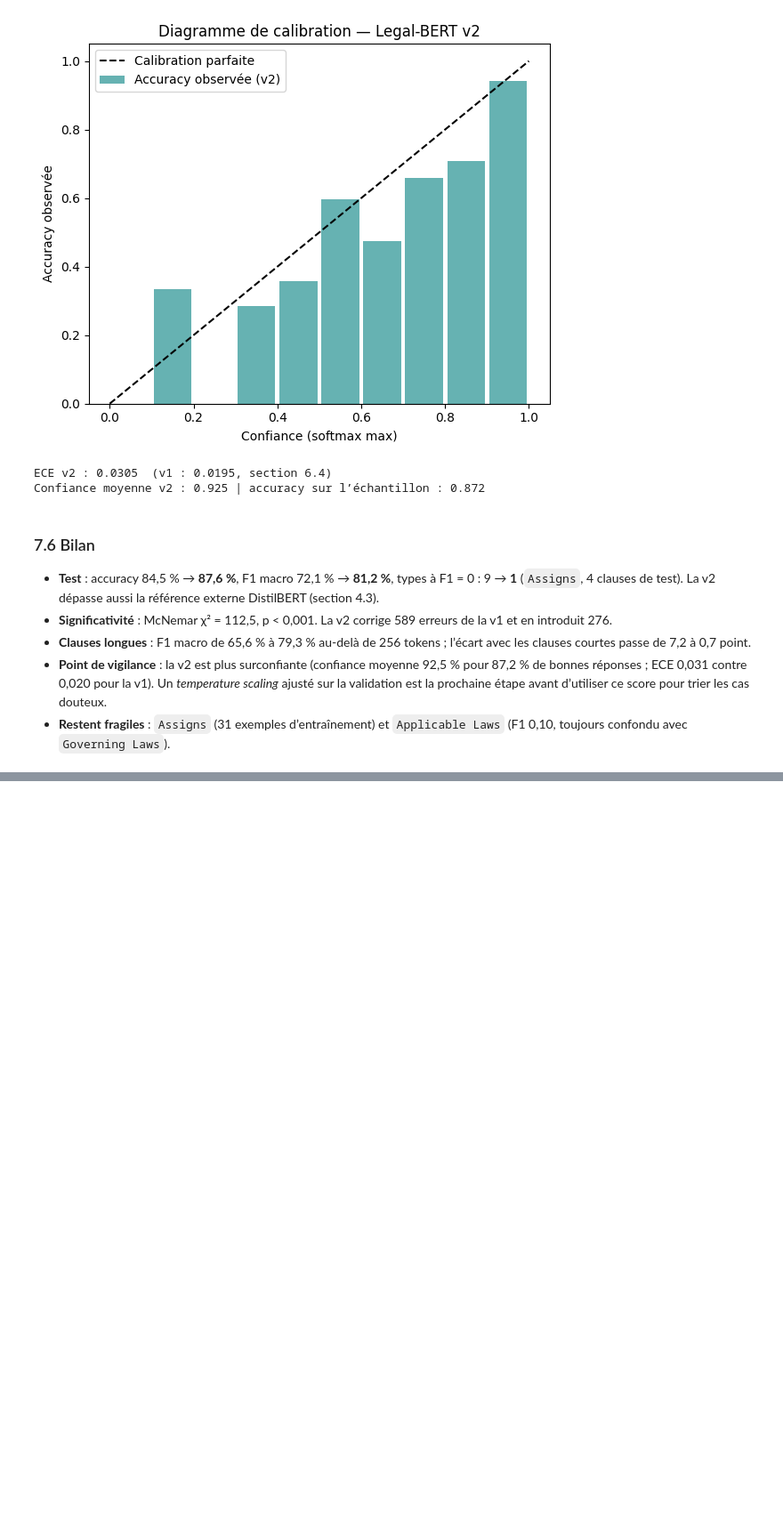
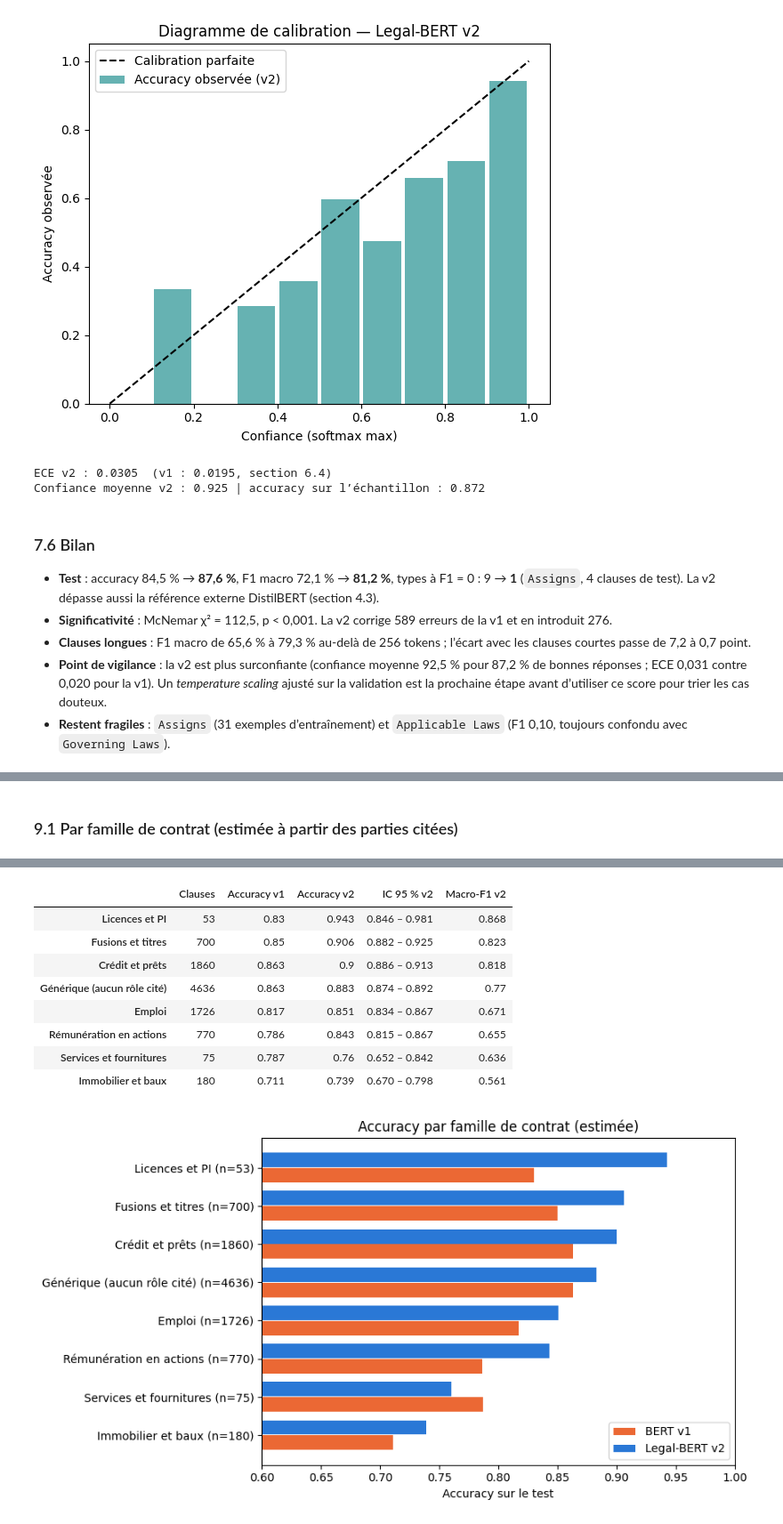
Before and after one commit to Charles-Scannavino/Projet_Deep_Learning, a Jupyter notebook: notebooks/Projet_DL_NLP.ipynb, the cells around one changed output, grey strips where cells are left out. Shown at 89% size. Drawn from its saved outputs; the diff is of its cells as text; code cells hidden in the pictures; blank space fills up the shorter version.

Commit message:
Documentation a jour, demonstration, robustesse par famille de contrat et controle des doublons (sections 8-9)

```diff
--- a/notebooks/Projet_DL_NLP.ipynb
+++ b/notebooks/Projet_DL_NLP.ipynb
@@ -900,0 +991,64 @@ Confiance moyenne v2 : 0.925 | accuracy sur l’échantillon : 0.872
+# %% [markdown]
+### 9.1 Par famille de contrat (estimée à partir des parties citées)
+# %%
+import re
+import numpy as np, pandas as pd, matplotlib.pyplot as plt
+from datasets import load_dataset
+from sklearn.metrics import accuracy_score, f1_score
+
+test_texts = list(load_dataset("coastalcph/lex_glue", "ledgar")["test"]["text"])
+y_true = np.load("test_labels.npy")
+y_v1, y_v2 = np.load("test_preds.npy"), np.load("test_preds_v2.npy")
+
+FAMILLES = [  # (famille, rôles qui la signalent) ; l’ordre fixe la priorité
+    ("Crédit et prêts", r"\b(borrowers?|lenders?|administrative agent|collateral agent|loan parties|credit agreement)\b"),
+    ("Emploi", r"\b(executive|employee|employment|employer)\b"),
+    ("Rémunération en actions", r"\b(participant|award|grantee|optionee|restricted stock|performance shares)\b"),
+    ("Immobilier et baux", r"\b(tenant|landlord|lessee|lessor|premises)\b"),
+    ("Licences et PI", r"\b(licensee|licensor|intellectual property)\b"),
+    ("Fusions et titres", r"\b(merger|purchaser|seller|buyer|stockholders?|shareholders?|underwriters?)\b"),
+    ("Services et fournitures", r"\b(supplier|customer|vendor|contractor|consultant|distributor)\b"),
+]
+GENERIQUE = "Générique (aucun rôle cité)"
+famille = np.array([GENERIQUE] * len(test_texts), dtype=object)
+for nom, motif in reversed(FAMILLES):          # la première famille de la liste l’emporte
+    rx = re.compile(motif, re.I)
+    for i, t in enumerate(test_texts):
+        if rx.search(t):
+            famille[i] = nom
+
+
+def wilson(k, n, z=1.96):
+    p, d = k / n, 1 + z * z / n
+    centre = (p + z * z / (2 * n)) / d
+    demi = z * np.sqrt(p * (1 - p) / n + z * z / (4 * n * n)) / d
+    return centre - demi, centre + demi
+
+
+def resume(mask):
+    n = int(mask.sum())
+    bas, haut = wilson(int((y_v2[mask] == y_true[mask]).sum()), n)
+    return {"Clauses": n,
+            "Accuracy v1": round(accuracy_score(y_true[mask], y_v1[mask]), 3),
+            "Accuracy v2": round(accuracy_score(y_true[mask], y_v2[mask]), 3),
+            "IC 95 % v2": f"{bas:.3f} – {haut:.3f}",
+            "Macro-F1 v2": round(f1_score(y_true[mask], y_v2[mask], average="macro", zero_division=0), 3)}
+
+
+familles = pd.DataFrame({nom: resume(famille == nom) for nom, _ in FAMILLES + [(GENERIQUE, None)]}).T
+familles = familles.sort_values("Accuracy v2", ascending=False)
+display(familles)
+
+fig, ax = plt.subplots(figsize=(9, 5))
+pos = np.arange(len(familles))
+ax.barh(pos + 0.2, familles["Accuracy v1"].astype(float), height=0.38, color="#eb6834", label="BERT v1")
+ax.barh(pos - 0.2, familles["Accuracy v2"].astype(float), height=0.38, color="#2a78d6", label="Legal-BERT v2")
+ax.set_yticks(pos, [f"{nom} (n={n})" for nom, n in zip(familles.index, familles["Clauses"])])
+ax.invert_yaxis()
+ax.set_xlim(0.6, 1.0)
+ax.set_xlabel("Accuracy sur le test")
+ax.set_title("Accuracy par famille de contrat (estimée)")
+ax.legend(loc="lower right")
+plt.tight_layout()
+plt.show()
+# %% [output]
@@ -900,0 +1056,10 @@ Confiance moyenne v2 : 0.925 | accuracy sur l’échantillon : 0.872
+|  | Clauses | Accuracy v1 | Accuracy v2 | IC 95 % v2 | Macro-F1 v2 |
+| Licences et PI | 53 | 0.83 | 0.943 | 0.846 – 0.981 | 0.868 |
+| Fusions et titres | 700 | 0.85 | 0.906 | 0.882 – 0.925 | 0.823 |
+| Crédit et prêts | 1860 | 0.863 | 0.9 | 0.886 – 0.913 | 0.818 |
+| Générique (aucun rôle cité) | 4636 | 0.863 | 0.883 | 0.874 – 0.892 | 0.77 |
+| Emploi | 1726 | 0.817 | 0.851 | 0.834 – 0.867 | 0.671 |
+| Rémunération en actions | 770 | 0.786 | 0.843 | 0.815 – 0.867 | 0.655 |
+| Services et fournitures | 75 | 0.787 | 0.76 | 0.652 – 0.842 | 0.636 |
+| Immobilier et baux | 180 | 0.711 | 0.739 | 0.670 – 0.798 | 0.561 |
+[figure, added]
```
Also changed, not shown: parts of 16 cells of this notebook, 3 other files.
